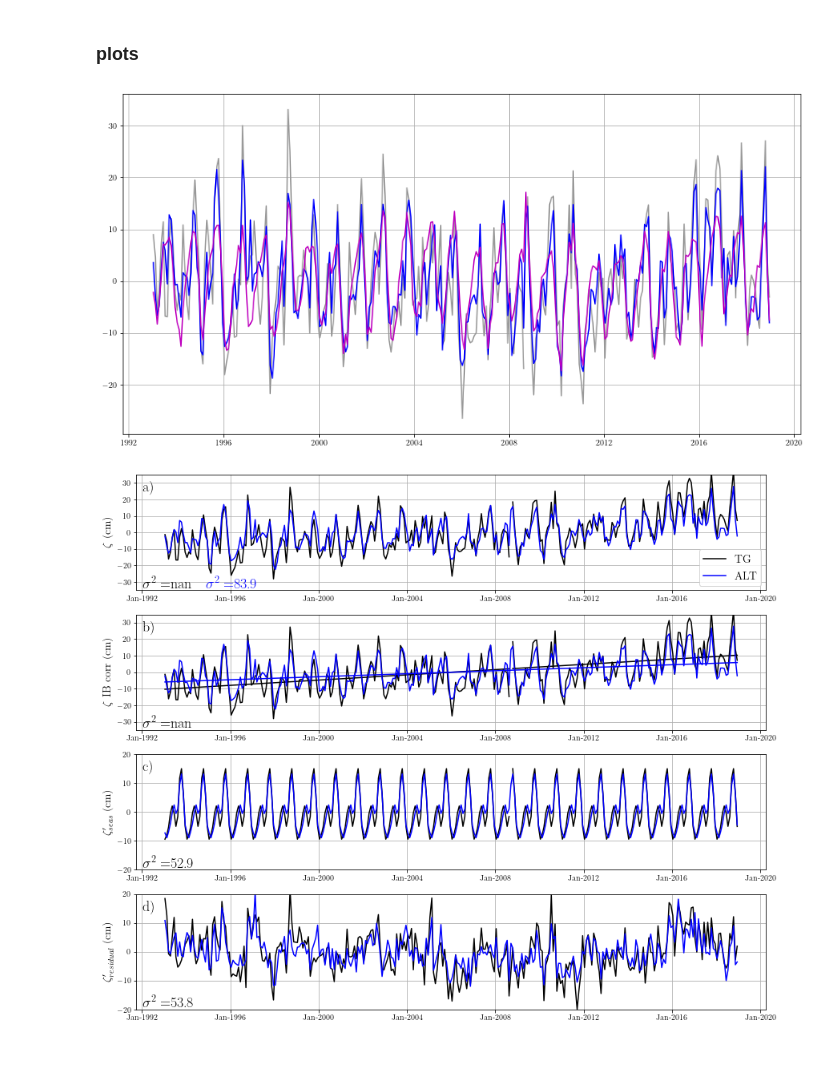
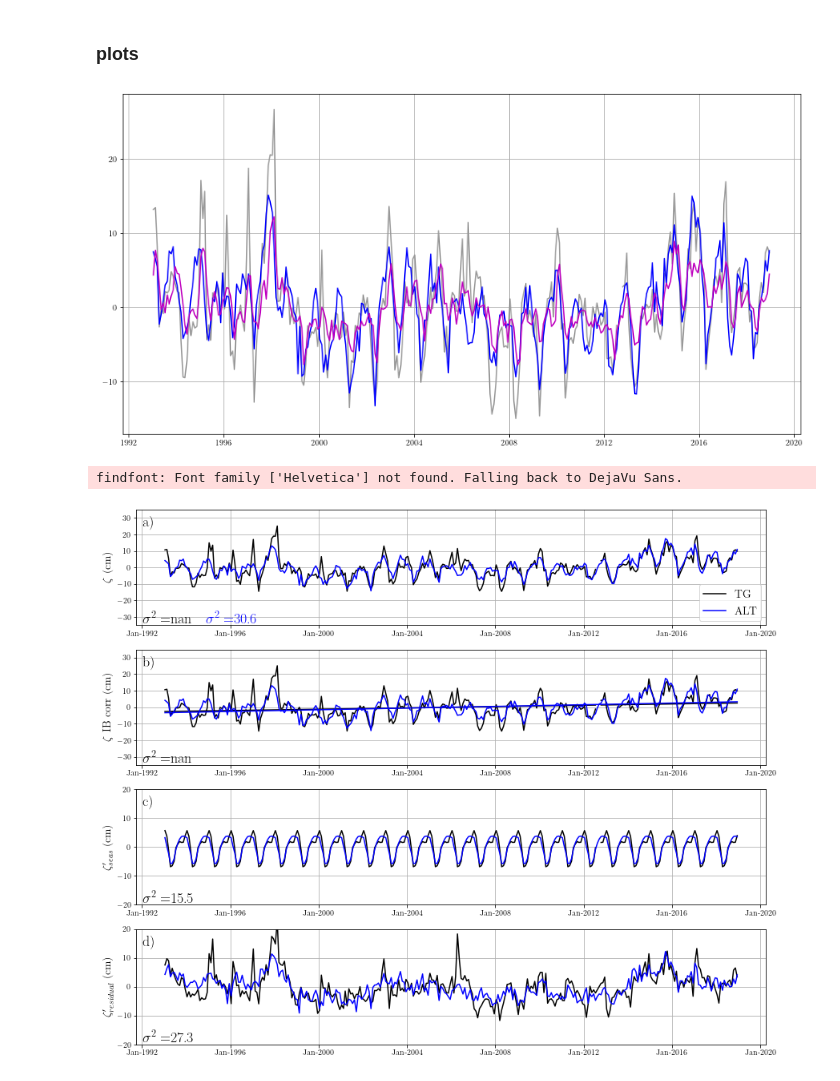
Before and after one commit to clittleaer/pyde_gauge, a Jupyter notebook: code/comp_at_points.ipynb, the cells around one changed output. Drawn from its saved outputs; the diff is of its cells as text; code cells hidden in the pictures.

```diff
--- a/code/comp_at_points.ipynb
+++ b/code/comp_at_points.ipynb
@@ -247,7 +115,7 @@ ts3=fosi_ibcorr-fosi_ibcorr.mean()
 # %% [markdown]
 ### decompose TSs
 # %%
-focustg=['161']
+focustg=['10']
 # %%
 ts2_det,ts2_trend = detrend_df(ts2)
 ts2_desea=ts2_det.groupby(ts2_det.index.month).transform(lambda x: x-x.mean())
@@ -265,19 +133,17 @@ ts3_mean_sea=ts3_det-ts3_desea
 ### plots
 # %%
 fig=plt.figure(figsize=(12,12), tight_layout=True)
-# fig=plt.figure(figsize=(10,20))#, tight_layout=True)
-plt.subplots_adjust(wspace=0.15, hspace=0.15)
 
 ax = plt.subplot2grid((2,1),(0,0), colspan=1, rowspan=1)
 l1=ts1_det[focustg]
 ax.plot(l1,color='.6',ls='-',label='line1');
 l1=ts2_det[focustg]
 ax.plot(l1,color='b',ls='-',label='line1');
 l1=ts3_det[focustg]
 ax.plot(l1,color='m',ls='-',label='line1');
 plt.grid()
 # %% [output]
-[figure, old version]
+[figure, new version]
 # %%
 import matplotlib.dates as mdates
 
@@ -398,7 +264,8 @@ for label in ax.get_xticklabels(which='major'):
 #         bbox_inches='tight'
 #            )
 # %% [output]
+findfont: Font family ['Helvetica'] not found. Falling back to DejaVu Sans.
-[figure, old version]
+[figure, new version]
 # %%
 fig = plt.figure(figsize=(25,25))#, tighreset_indexout=True)
 tt=tgs_in.set_index('name')
```
Also changed, not shown: parts of 13 cells of this notebook, 3 other files.
